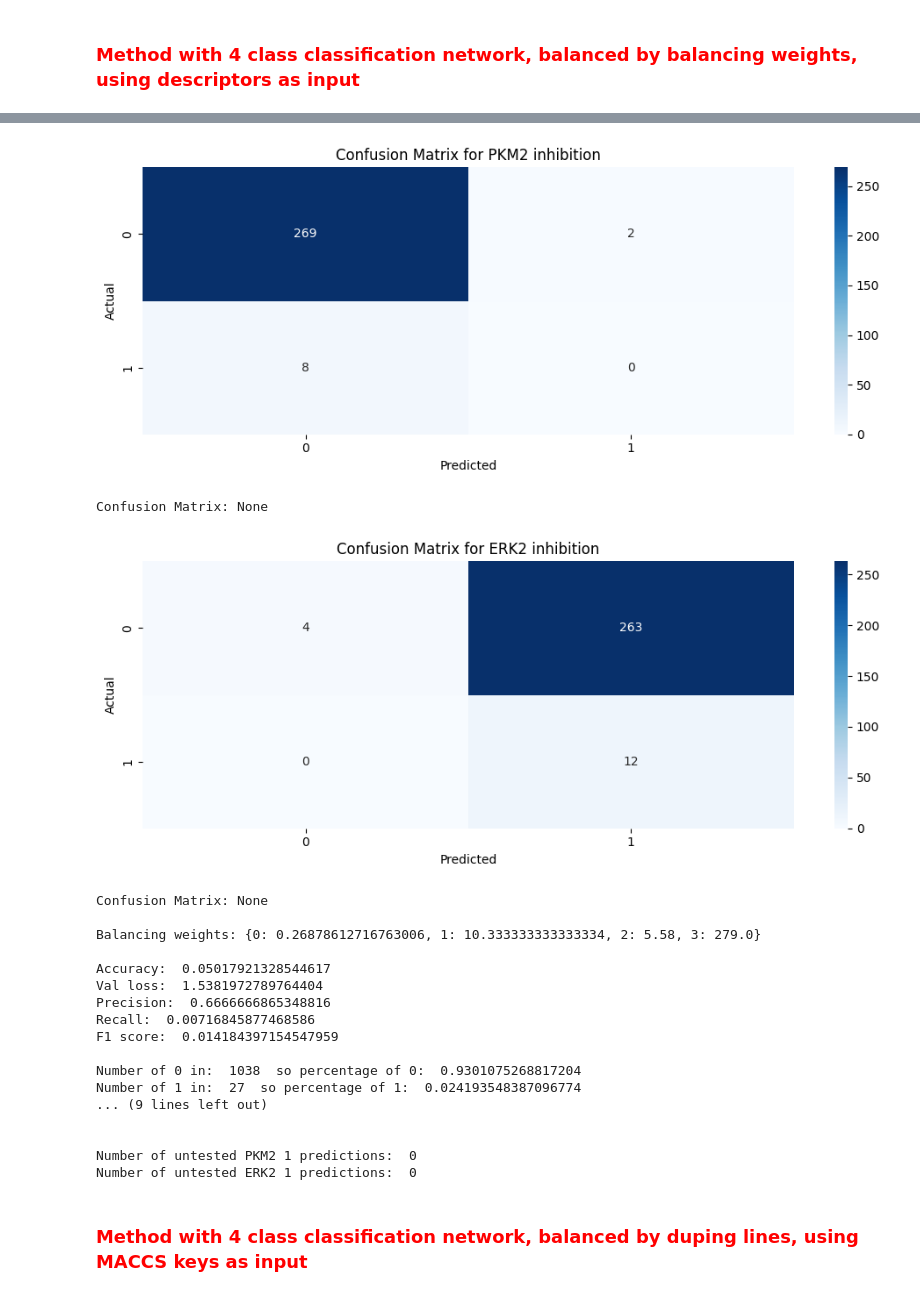
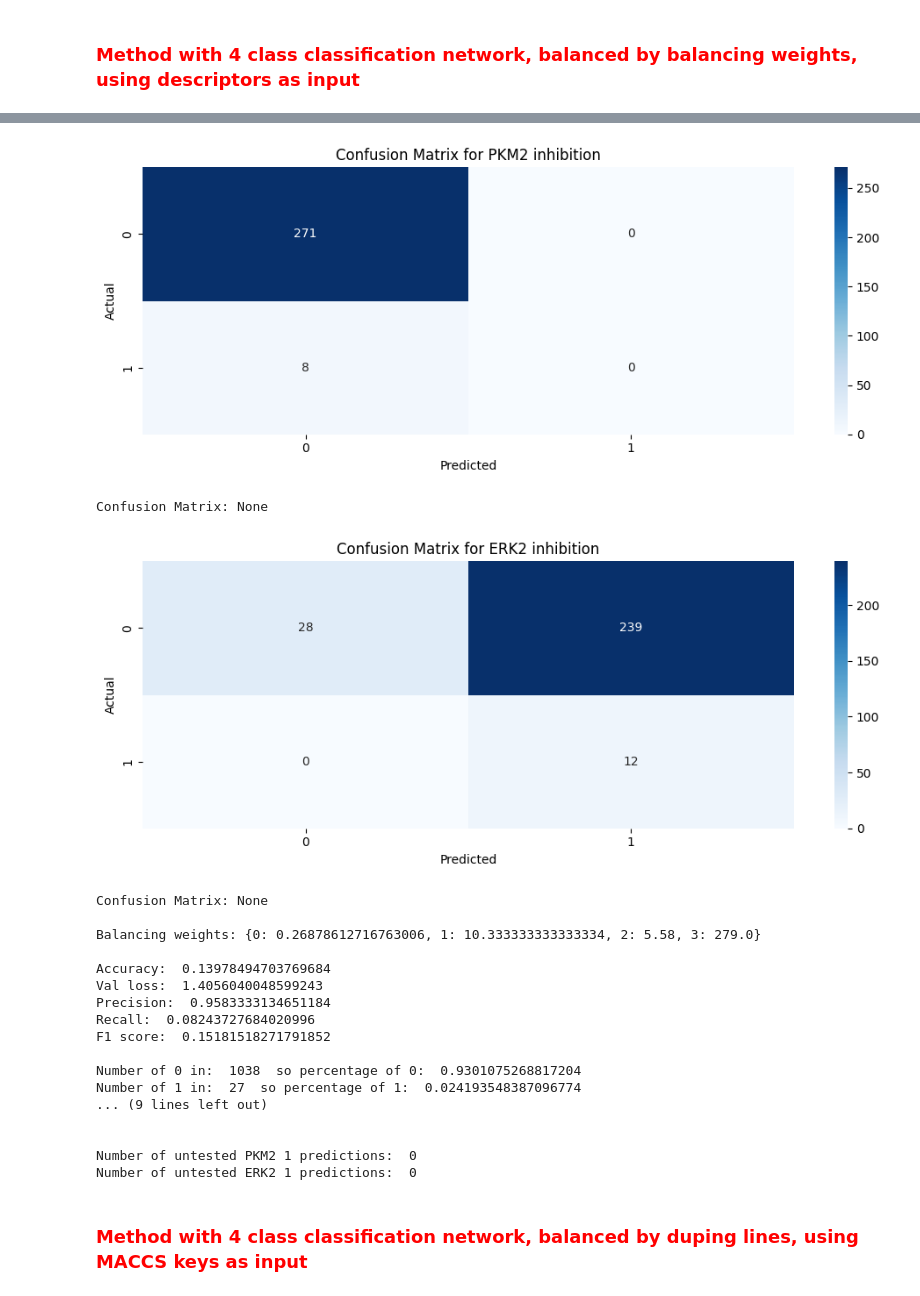
Before and after one commit to jobvandijk/GroupAssigment_group6, a Jupyter notebook: notebook_neural_network.ipynb, the cells around one changed output, grey strips where cells are left out. Drawn from its saved outputs; the diff is of its cells as text; code cells hidden in the pictures.

```diff
--- a/notebook_neural_network.ipynb
+++ b/notebook_neural_network.ipynb
@@ -270,5 +268,5 @@ input_test_file = "Test set with descriptors.csv"
 output_file = "NN_4class_weights_descr.csv"
 
 main_struct_four_class(input_file, input_test_file, output_file, balance_weights=[True,200], plot_loss=False,
-                        MACCS=False, write_output=False, plot_conf_mat=True, seed_val=set_seed)
+                        MACCS=False, write_output=False, plot_conf_mat=True)
 # %% [output]
@@ -280,15 +278,15 @@ Balanced Accuracy: 0.5074906367041199
 [figure]
 Confusion Matrix: None
-[figure, old version]
+[figure, new version]
 Confusion Matrix: None
 
 Balancing weights: {0: 0.26878612716763006, 1: 10.333333333333334, 2: 5.58, 3: 279.0}
 
-Accuracy:  0.05017921328544617
-Val loss:  1.5381972789764404
-Precision:  0.6666666865348816
-Recall:  0.00716845877468586
-F1 score:  0.014184397154547959
+Accuracy:  0.13978494703769684
+Val loss:  1.4056040048599243
+Precision:  0.9583333134651184
+Recall:  0.08243727684020996
+F1 score:  0.15181518271791852
 
 Number of 0 in:  1038  so percentage of 0:  0.9301075268817204
 Number of 1 in:  27  so percentage of 1:  0.024193548387096774
```
Also changed, not shown: parts of 9 cells of this notebook, 1 other file.
